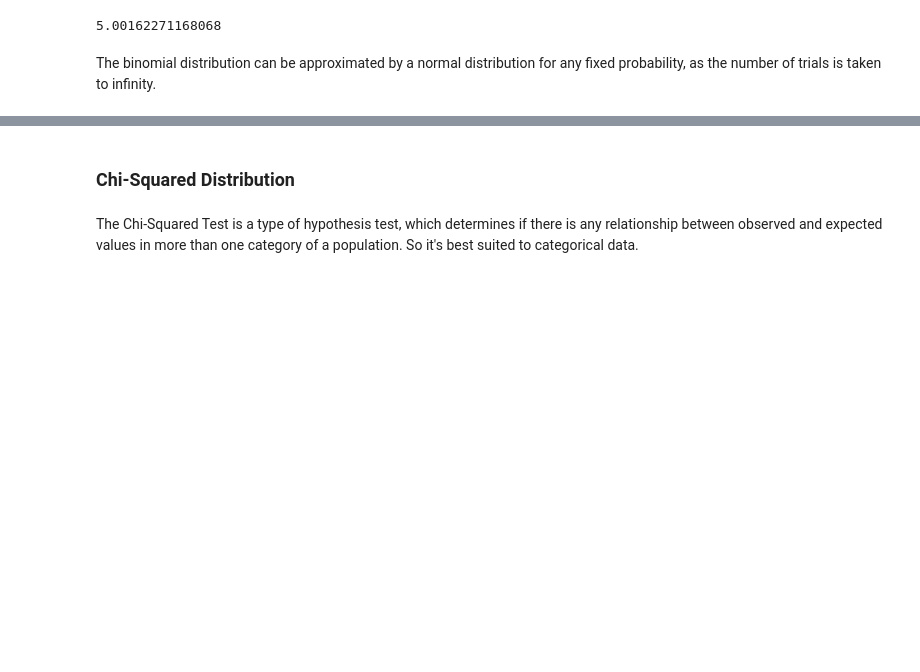
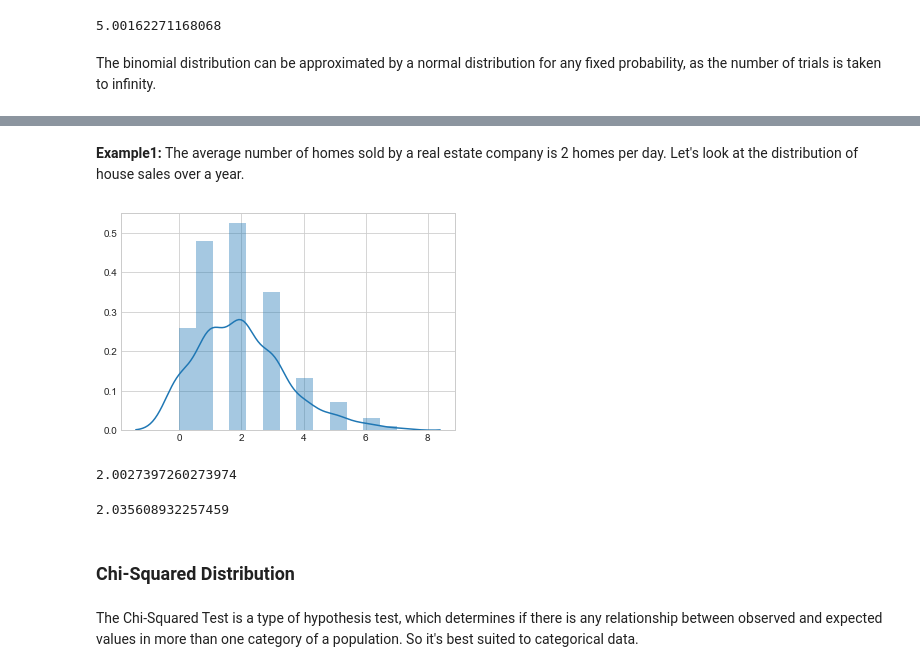
Before and after one commit to MarionMcG/numpy.random, a Jupyter notebook: numpy-random.ipynb, the cells around one changed output, grey strips where cells are left out. Drawn from its saved outputs; the diff is of its cells as text; code cells hidden in the pictures; blank space fills up the shorter version.

Commit message:
Poisson dist explained and example

```diff
--- a/numpy-random.ipynb
+++ b/numpy-random.ipynb
@@ -535,3 +544,18 @@ The binomial distribution can be approximated by a normal distribution for any f
+# %% [markdown]
+**Example1:** The average number of homes sold by a real estate company is 2 homes per day. Let's look at the distribution of house sales over a year.
+# %%
+p = np.random.poisson(lam = 2, size = 365)
+sns.distplot(p, kde = True);
+# %% [output]
+[figure, added]
+# %%
+np.mean(p)
+# %% [output]
+2.0027397260273974
+# %%
+np.var(p)
+# %% [output]
+2.035608932257459
 # %% [markdown]
 ### Chi-Squared Distribution
 # %% [markdown]
```
Also changed, not shown: parts of 2 cells of this notebook.
